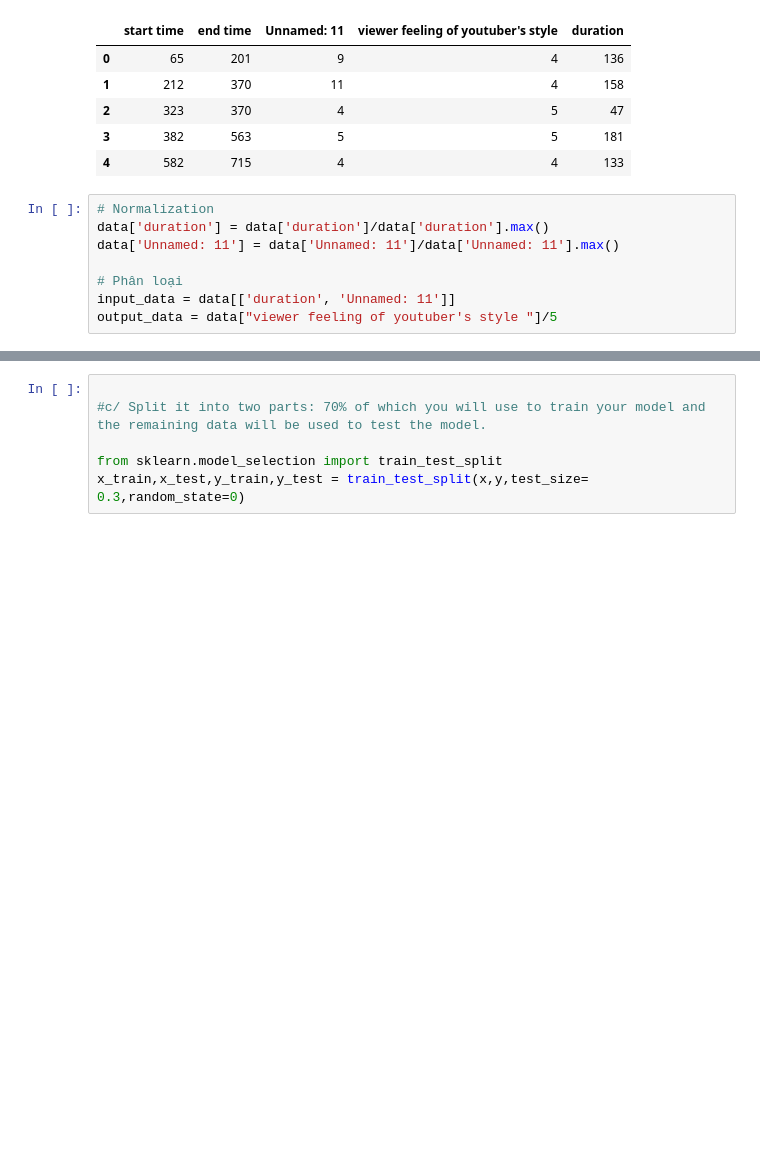
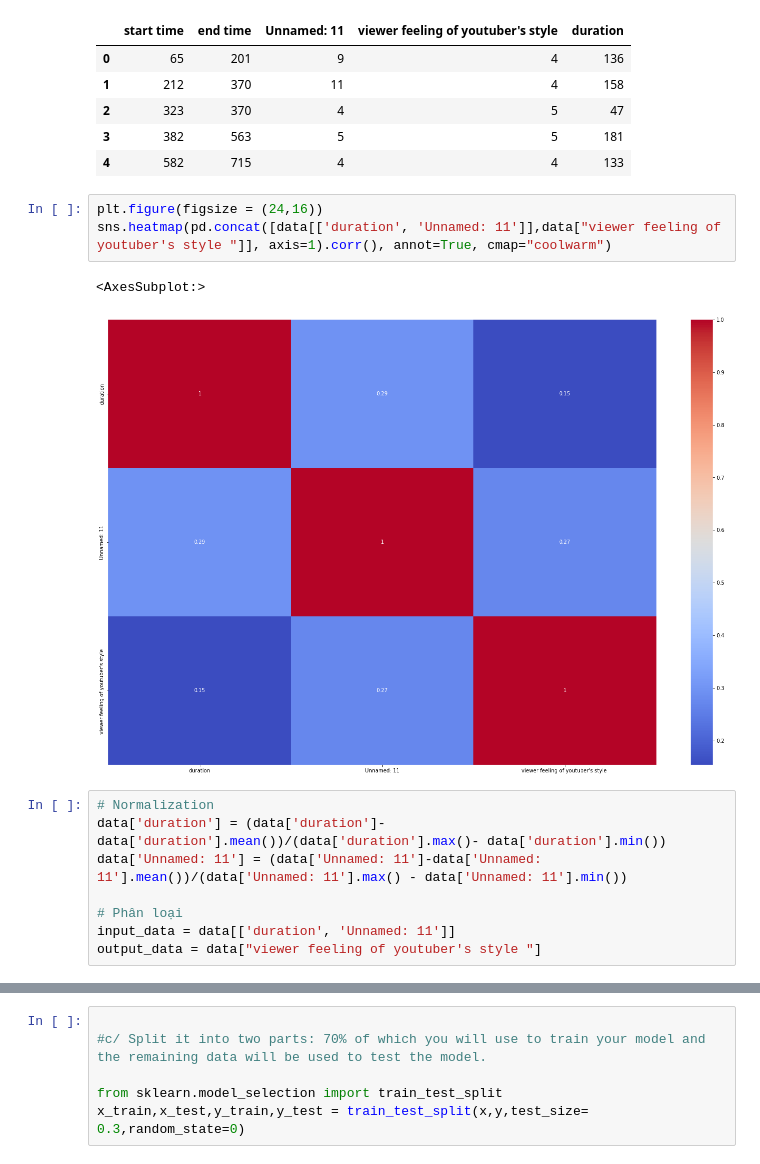
Before and after one commit to nghiavuPrac/AIL_Assignment, a Jupyter notebook: Assignment_1/predict_viewerFeeling.ipynb, the cells around one changed output, grey strips where cells are left out. Cells and saved outputs as stored; diff of their text form; blank space fills up the shorter version.

```diff
--- a/Assignment_1/predict_viewerFeeling.ipynb
+++ b/Assignment_1/predict_viewerFeeling.ipynb
@@ -126,14 +132,20 @@ data.head()
 | 2 | 323 | 370 | 4 | 5 | 47 |
 | 3 | 382 | 563 | 5 | 5 | 181 |
 | 4 | 582 | 715 | 4 | 4 | 133 |
+# %%
+plt.figure(figsize = (24,16))
+sns.heatmap(pd.concat([data[['duration', 'Unnamed: 11']],data["viewer feeling of youtuber's style "]], axis=1).corr(), annot=True, cmap="coolwarm")
+# %% [output]
+<AxesSubplot:>
+[figure, added]
 # %%
 # Normalization
-data['duration'] = data['duration']/data['duration'].max()
-data['Unnamed: 11'] = data['Unnamed: 11']/data['Unnamed: 11'].max()
+data['duration'] = (data['duration']-data['duration'].mean())/(data['duration'].max()- data['duration'].min())
+data['Unnamed: 11'] = (data['Unnamed: 11']-data['Unnamed: 11'].mean())/(data['Unnamed: 11'].max() - data['Unnamed: 11'].min())
 
 # Phân loại
 input_data = data[['duration', 'Unnamed: 11']]
-output_data = data["viewer feeling of youtuber's style "]/5
+output_data = data["viewer feeling of youtuber's style "]
 # %%
 #convert to numpy
 x=input_data.to_numpy()
```
Also changed, not shown: parts of 34 cells of this notebook, 1 other file.
